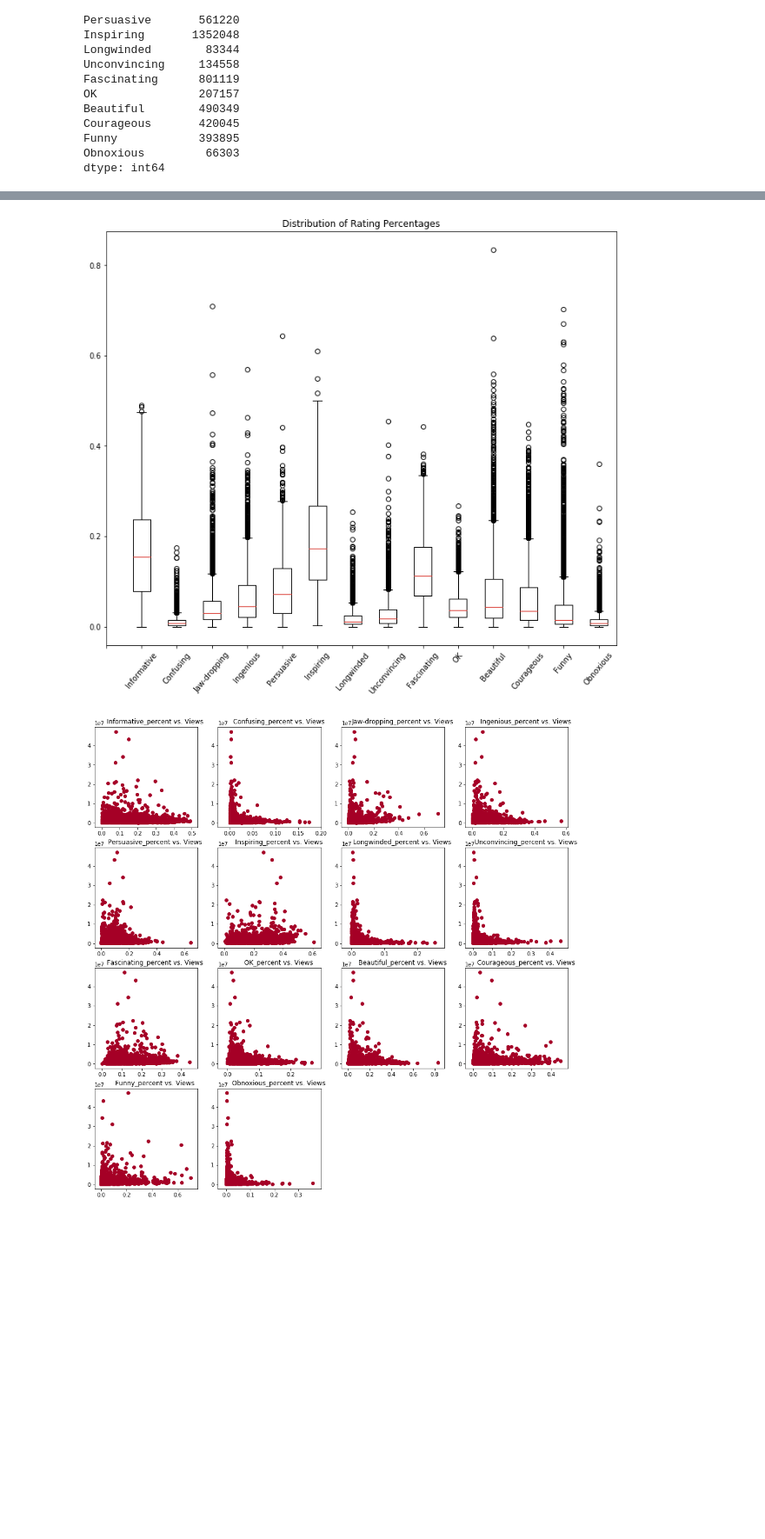
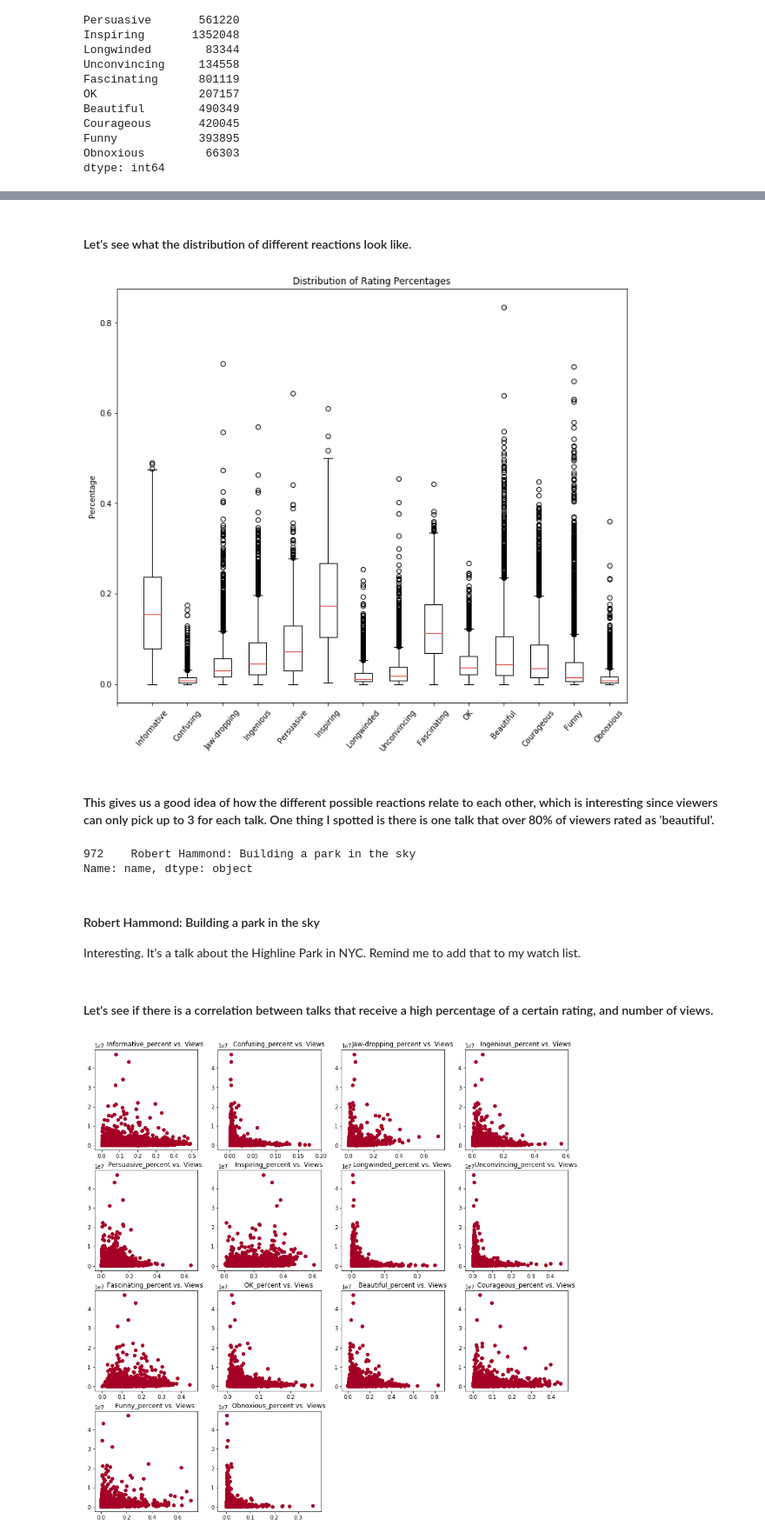
Before and after one commit to lilpricey/Thinkful, a Jupyter notebook: fundamentals/capstone report.ipynb, the cells around one changed output, grey strips where cells are left out. Shown at 87% size. Drawn from its saved outputs; the diff is of its cells as text; code cells hidden in the pictures; blank space fills up the shorter version.

```diff
--- a/fundamentals/capstone report.ipynb
+++ b/fundamentals/capstone report.ipynb
@@ -412,19 +509,33 @@ plt.show()
 # %%
 for rating in possible_ratings:
     ted[rating + "_percent"] = ted[rating] / ted['total_ratings']
+# %% [markdown]
+#### Let's see what the distribution of different reactions look like.
 # %%
 percent_columns = []
 for rating in possible_ratings:
     percent_columns += [rating + "_percent"]
 
 percentages = ted[percent_columns]
 
 plt.figure(figsize=(12,10))
 plt.boxplot(percentages.values, widths=0.5)
 plt.title('Distribution of Rating Percentages')
 plt.xticks(np.arange(15), ("", "Informative", "Confusing", "Jaw-dropping", "Ingenious", "Persuasive", "Inspiring", "Longwinded", "Unconvincing", "Fascinating", "OK", "Beautiful", "Courageous", "Funny", "Obnoxious"), rotation=50, ha='center')
-
+plt.ylabel('Percentage')
 plt.show()
 # %% [output]
-[figure, old version]
+[figure, new version]
+# %% [markdown]
+#### This gives us a good idea of how the different possible reactions relate to each other, which is interesting since viewers can only pick up to 3 for each talk. One thing I spotted is there is one talk that over 80% of viewers rated as 'beautiful'.
+# %%
+ted[ted['Beautiful_percent'] > .8]['name']
+# %% [output]
+972    Robert Hammond: Building a park in the sky
+Name: name, dtype: object
+# %% [markdown]
+#### Robert Hammond: Building a park in the sky
+Interesting. It's a talk about the Highline Park in NYC. Remind me to add that to my watch list.
+# %% [markdown]
+#### Let's see if there is a correlation between talks that receive a high percentage of a certain rating, and number of views.
 # %%
```
Also changed, not shown: parts of 78 cells of this notebook.
